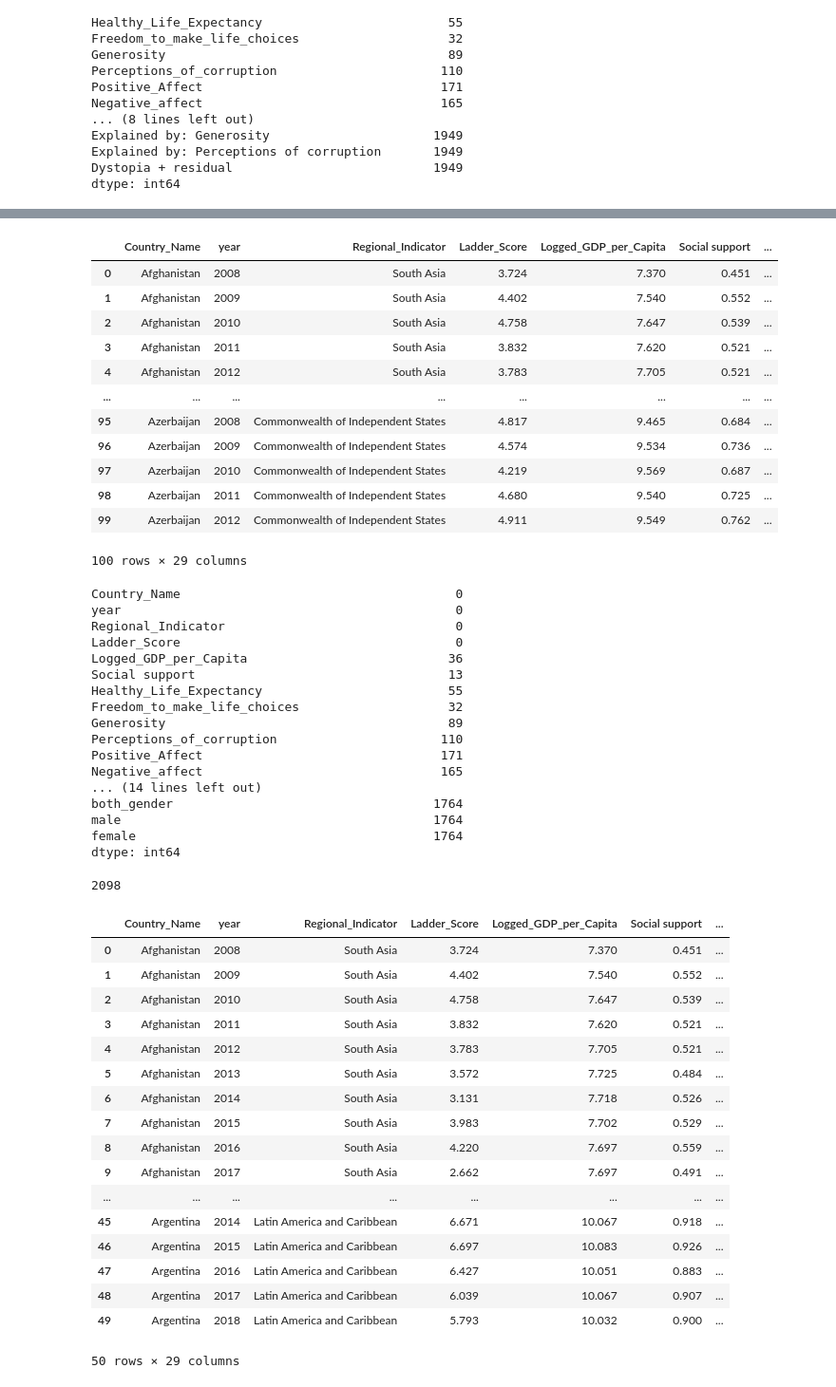
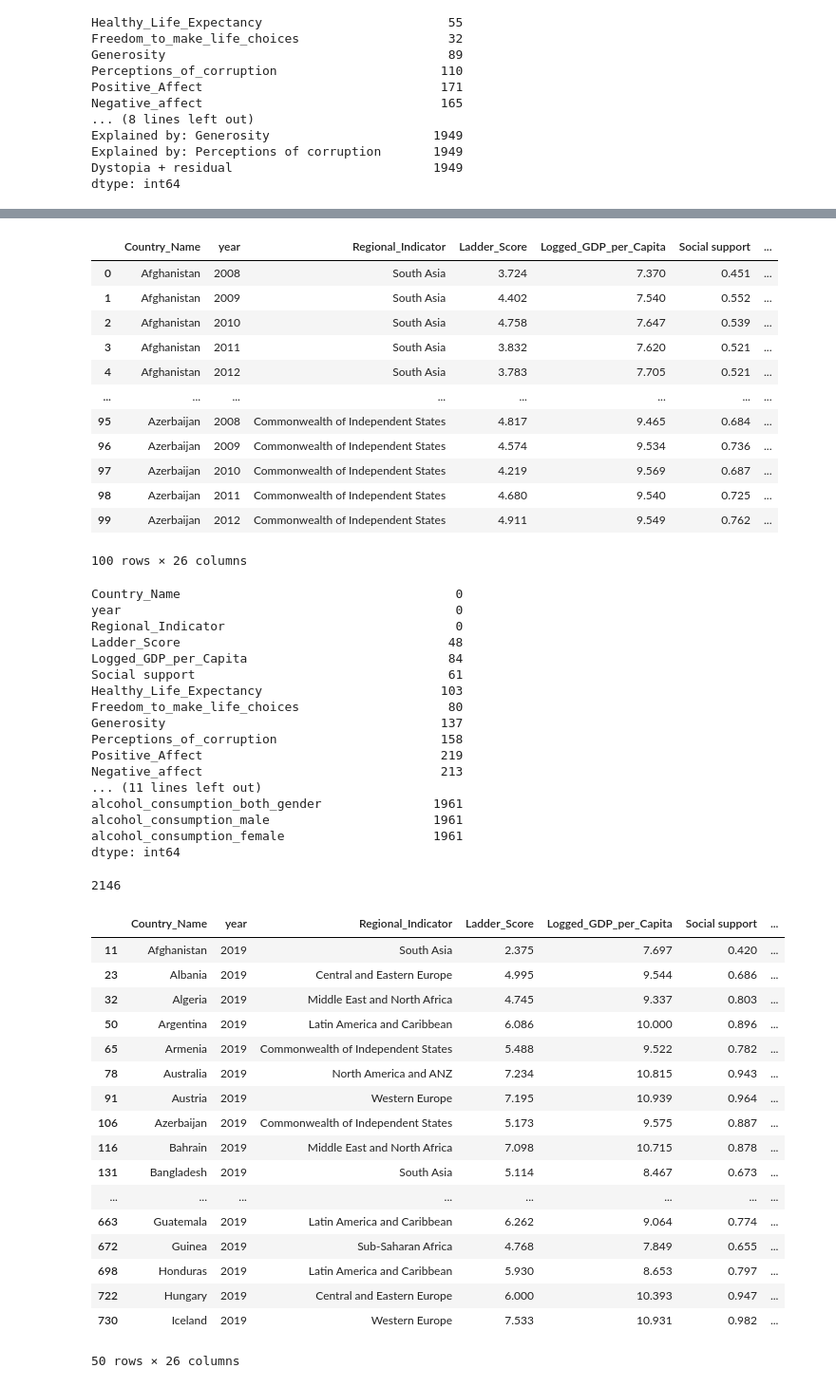
Before and after one commit to gonzalezbrittany/Happiness_Project, a Jupyter notebook: Dataset_Cleanup.ipynb, the cells around one changed output, grey strips where cells are left out. Shown: that part at 95% size. Saved outputs shown, nothing was run; the diff lists cells and outputs as text; code cells hidden in the pictures.

```diff
--- a/Dataset_Cleanup.ipynb
+++ b/Dataset_Cleanup.ipynb
@@ -159,3 +176,5 @@ alcohol_consumption_df.head()
 # %%
 #rename columns
-alcohol_consumption_df.rename(columns = {'both': 'both_gender'}, inplace = True)
+alcohol_consumption_df.rename(columns = {'both': 'alcohol_consumption_both_gender'}, inplace = True)
+alcohol_consumption_df.rename(columns = {'male': 'alcohol_consumption_male'}, inplace = True)
+alcohol_consumption_df.rename(columns = {'female': 'alcohol_consumption_female'}, inplace = True)
@@ -165,3 +190,5 @@ happiness_scores_alchohol = pd.concat([happiness_score_df, alcohol_consumption_d
+# %%
+happiness_scores_alchohol = pd.merge(happiness_score_df,alcohol_consumption_df,on=['Country_Name', 'year', 'Regional_Indicator'],how='outer')
 # %%
 happiness_scores_alchohol.head(100)
 # %% [output]
@@ -177,7 +204,7 @@ happiness_scores_alchohol.head(100)
 | 97 | Azerbaijan | 2010 | Commonwealth of Independent States | 4.219 | 9.569 | 0.687 | ... |
 | 98 | Azerbaijan | 2011 | Commonwealth of Independent States | 4.680 | 9.540 | 0.725 | ... |
 | 99 | Azerbaijan | 2012 | Commonwealth of Independent States | 4.911 | 9.549 | 0.762 | ... |
-100 rows × 29 columns
+100 rows × 26 columns
 # %%
 #view NA counts for combined columns
 happiness_scores_alchohol.isna().sum()
@@ -185,44 +212,44 @@ happiness_scores_alchohol.isna().sum()
 Country_Name                                     0
 year                                             0
 Regional_Indicator                               0
-Ladder_Score                                     0
-Logged_GDP_per_Capita                           36
-Social support                                  13
-Healthy_Life_Expectancy                         55
-Freedom_to_make_life_choices                    32
-Generosity                                      89
-Perceptions_of_corruption                      110
-Positive_Affect                                171
-Negative_affect                                165
-... (14 lines left out)
-both_gender                                   1764
-male                                          1764
-female                                        1764
+Ladder_Score                                    48
+Logged_GDP_per_Capita                           84
+Social support                                  61
+Healthy_Life_Expectancy                        103
+Freedom_to_make_life_choices                    80
+Generosity                                     137
+Perceptions_of_corruption                      158
+Positive_Affect                                219
+Negative_affect                                213
+... (11 lines left out)
+alcohol_consumption_both_gender               1961
+alcohol_consumption_male                      1961
+alcohol_consumption_female                    1961
 dtype: int64
 # %%
 #compare NA values to dataset row count
 len(happiness_scores_alchohol)
 # %% [output]
-2098
+2146
 # %%
 #View rows that have non-NA values for for aclohol to ensure join worked correctly
-happiness_scores_alchohol[~happiness_scores_alchohol['both_gender'].isnull()].head(50)
+happiness_scores_alchohol[~happiness_scores_alchohol['alcohol_consumption_both_gender'].isnull()].head(50)
 # %% [output]
 |  | Country_Name | year | Regional_Indicator | Ladder_Score | Logged_GDP_per_Capita | Social support | ... |
-| 0 | Afghanistan | 2008 | South Asia | 3.724 | 7.370 | 0.451 | ... |
-| 1 | Afghanistan | 2009 | South Asia | 4.402 | 7.540 | 0.552 | ... |
-| 2 | Afghanistan | 2010 | South Asia | 4.758 | 7.647 | 0.539 | ... |
-| 3 | Afghanistan | 2011 | South Asia | 3.832 | 7.620 | 0.521 | ... |
-| 4 | Afghanistan | 2012 | South Asia | 3.783 | 7.705 | 0.521 | ... |
-| 5 | Afghanistan | 2013 | South Asia | 3.572 | 7.725 | 0.484 | ... |
-| 6 | Afghanistan | 2014 | South Asia | 3.131 | 7.718 | 0.526 | ... |
-| 7 | Afghanistan | 2015 | South Asia | 3.983 | 7.702 | 0.529 | ... |
-| 8 | Afghanistan | 2016 | South Asia | 4.220 | 7.697 | 0.559 | ... |
-| 9 | Afghanistan | 2017 | South Asia | 2.662 | 7.697 | 0.491 | ... |
+| 11 | Afghanistan | 2019 | South Asia | 2.375 | 7.697 | 0.420 | ... |
+| 23 | Albania | 2019 | Central and Eastern Europe | 4.995 | 9.544 | 0.686 | ... |
+| 32 | Algeria | 2019 | Middle East and North Africa | 4.745 | 9.337 | 0.803 | ... |
+| 50 | Argentina | 2019 | Latin America and Caribbean | 6.086 | 10.000 | 0.896 | ... |
+| 65 | Armenia | 2019 | Commonwealth of Independent States | 5.488 | 9.522 | 0.782 | ... |
+| 78 | Australia | 2019 | North America and ANZ | 7.234 | 10.815 | 0.943 | ... |
+| 91 | Austria | 2019 | Western Europe | 7.195 | 10.939 | 0.964 | ... |
+| 106 | Azerbaijan | 2019 | Commonwealth of Independent States | 5.173 | 9.575 | 0.887 | ... |
+| 116 | Bahrain | 2019 | Middle East and North Africa | 7.098 | 10.715 | 0.878 | ... |
+| 131 | Bangladesh | 2019 | South Asia | 5.114 | 8.467 | 0.673 | ... |
 | ... | ... | ... | ... | ... | ... | ... | ... |
-| 45 | Argentina | 2014 | Latin America and Caribbean | 6.671 | 10.067 | 0.918 | ... |
-| 46 | Argentina | 2015 | Latin America and Caribbean | 6.697 | 10.083 | 0.926 | ... |
-| 47 | Argentina | 2016 | Latin America and Caribbean | 6.427 | 10.051 | 0.883 | ... |
-| 48 | Argentina | 2017 | Latin America and Caribbean | 6.039 | 10.067 | 0.907 | ... |
-| 49 | Argentina | 2018 | Latin America and Caribbean | 5.793 | 10.032 | 0.900 | ... |
+| 663 | Guatemala | 2019 | Latin America and Caribbean | 6.262 | 9.064 | 0.774 | ... |
+| 672 | Guinea | 2019 | Sub-Saharan Africa | 4.768 | 7.849 | 0.655 | ... |
+| 698 | Honduras | 2019 | Latin America and Caribbean | 5.930 | 8.653 | 0.797 | ... |
+| 722 | Hungary | 2019 | Central and Eastern Europe | 6.000 | 10.393 | 0.947 | ... |
+| 730 | Iceland | 2019 | Western Europe | 7.533 | 10.931 | 0.982 | ... |
-50 rows × 29 columns
+50 rows × 26 columns
```
Also changed, not shown: parts of 88 cells of this notebook.
